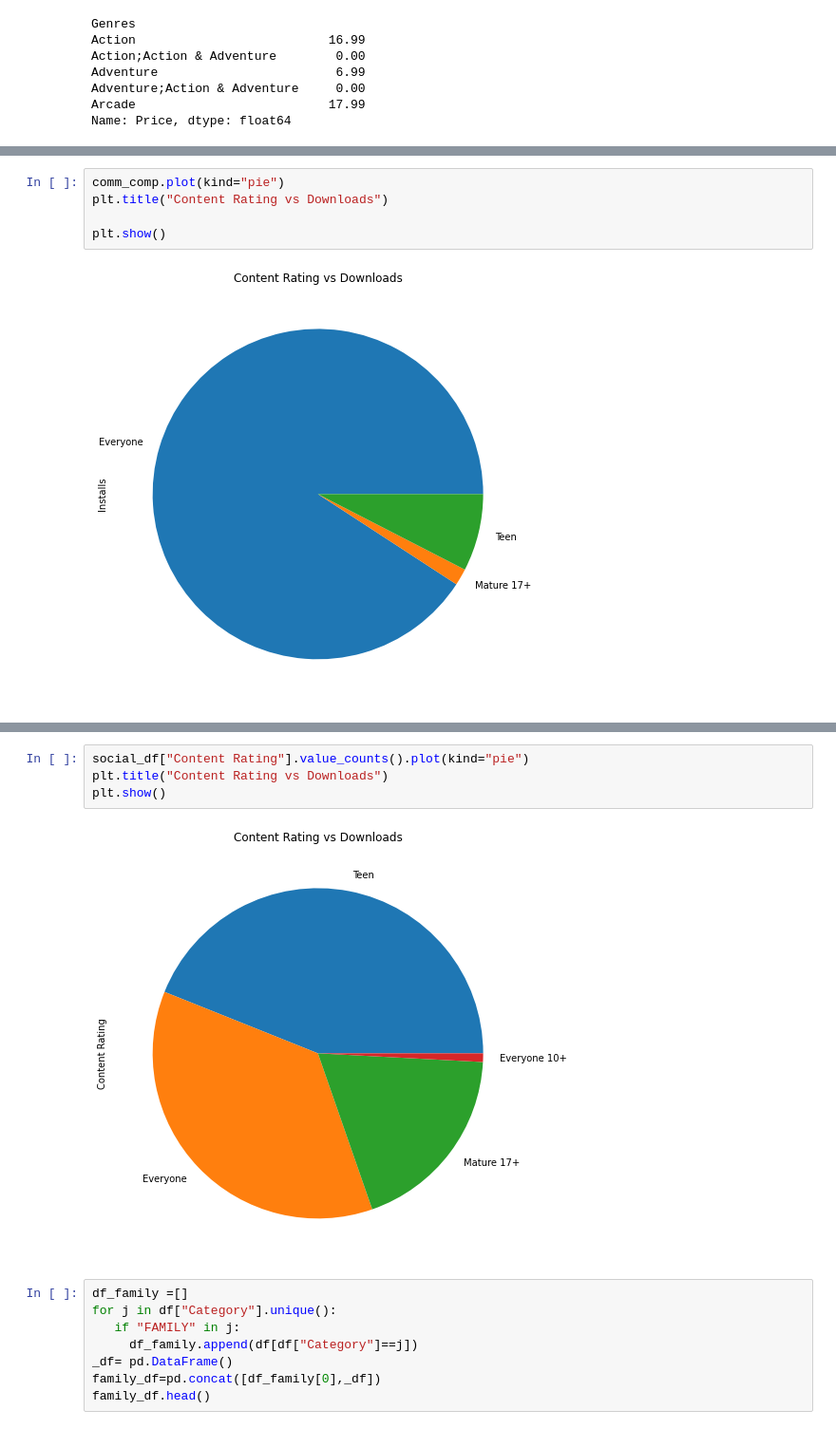
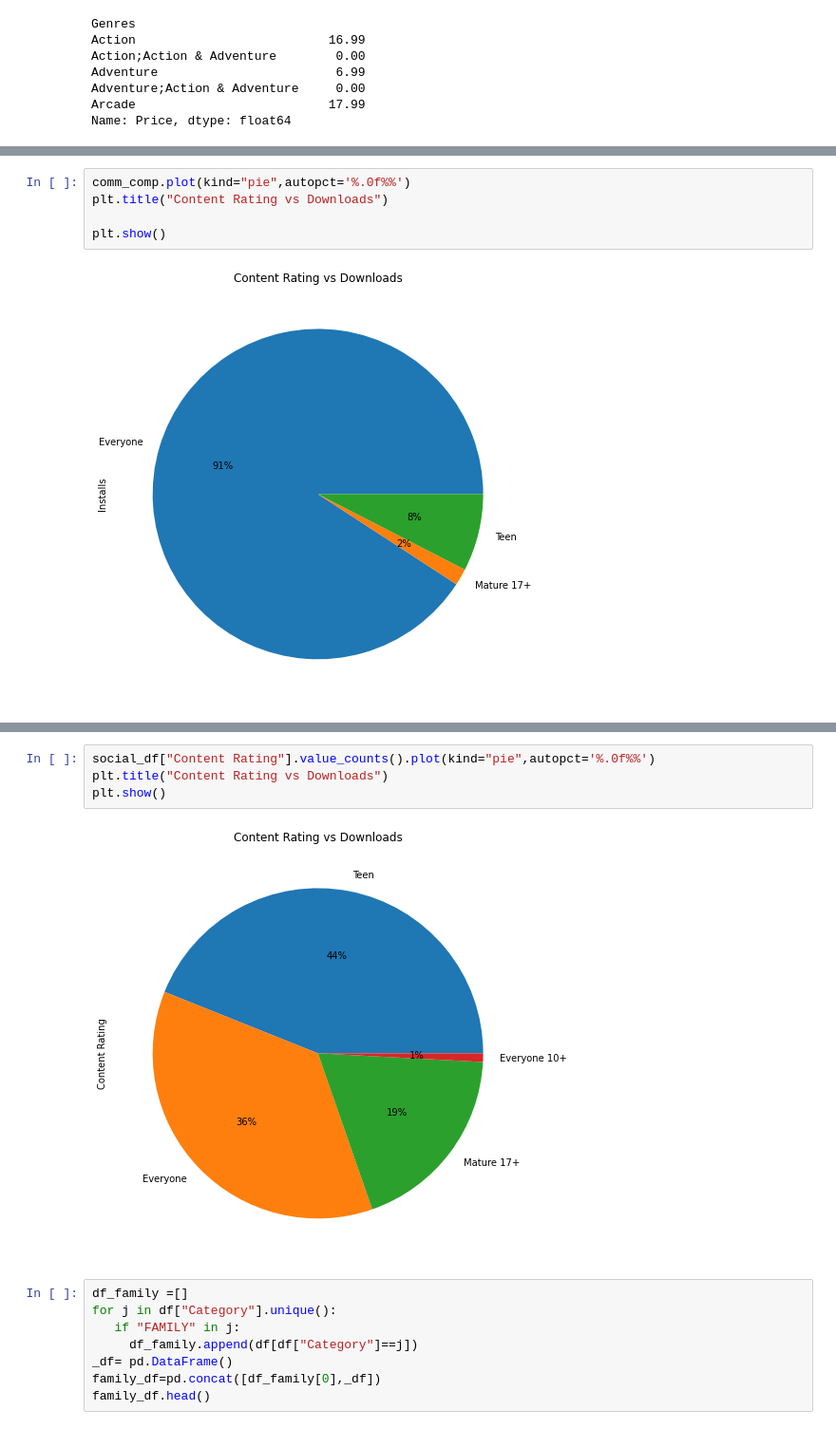
Before and after one commit to AyushSonuu/play-store-app-review-analysis, a Jupyter notebook: Play_Store_App_Review_Analysis_Capstone_Project.ipynb, the cells around one changed output, grey strips where cells are left out. Shown at 95% size. Drawn from its saved outputs; the diff is of its cells as text.

```diff
--- a/Play_Store_App_Review_Analysis_Capstone_Project.ipynb
+++ b/Play_Store_App_Review_Analysis_Capstone_Project.ipynb
@@ -611,12 +611,12 @@ Mature 17+    1.801100e+08
 Teen          8.346166e+08
 Name: Installs, dtype: float64
 # %%
-comm_comp.plot(kind="pie")
+comm_comp.plot(kind="pie",autopct='%.0f%%')
 plt.title("Content Rating vs Downloads")
 
 plt.show()
 # %% [output]
-[figure, old version]
+[figure, new version]
 # %%
 
 df_social =[]
@@ -634,11 +634,11 @@ social_df.head()
 | 2547 | Messages, Text and Video Chat for... | SOCIAL | 4.4 | 49173 | 4.0 | 1.000000e+07 | Free | 0.0 | Everyone | Social | ... |
 | 2548 | Tumblr | SOCIAL | 4.4 | 2955326 | 21.0 | 1.000000e+08 | Free | 0.0 | Mature 17+ | Social | ... |
 # %%
-social_df["Content Rating"].value_counts().plot(kind="pie")
+social_df["Content Rating"].value_counts().plot(kind="pie",autopct='%.0f%%')
 plt.title("Content Rating vs Downloads")
 plt.show()
 # %% [output]
-[figure, old version]
+[figure, new version]
 # %%
 df_family =[]
 for j in df["Category"].unique():
```
Also changed, not shown: parts of 20 cells of this notebook.
